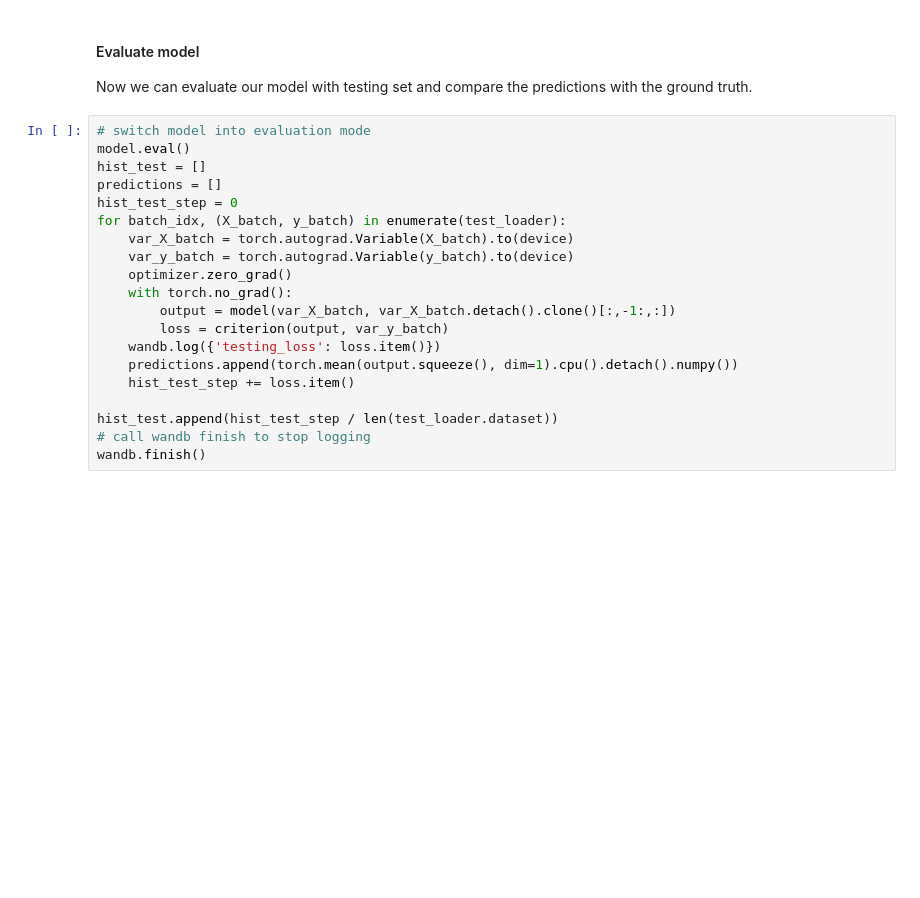
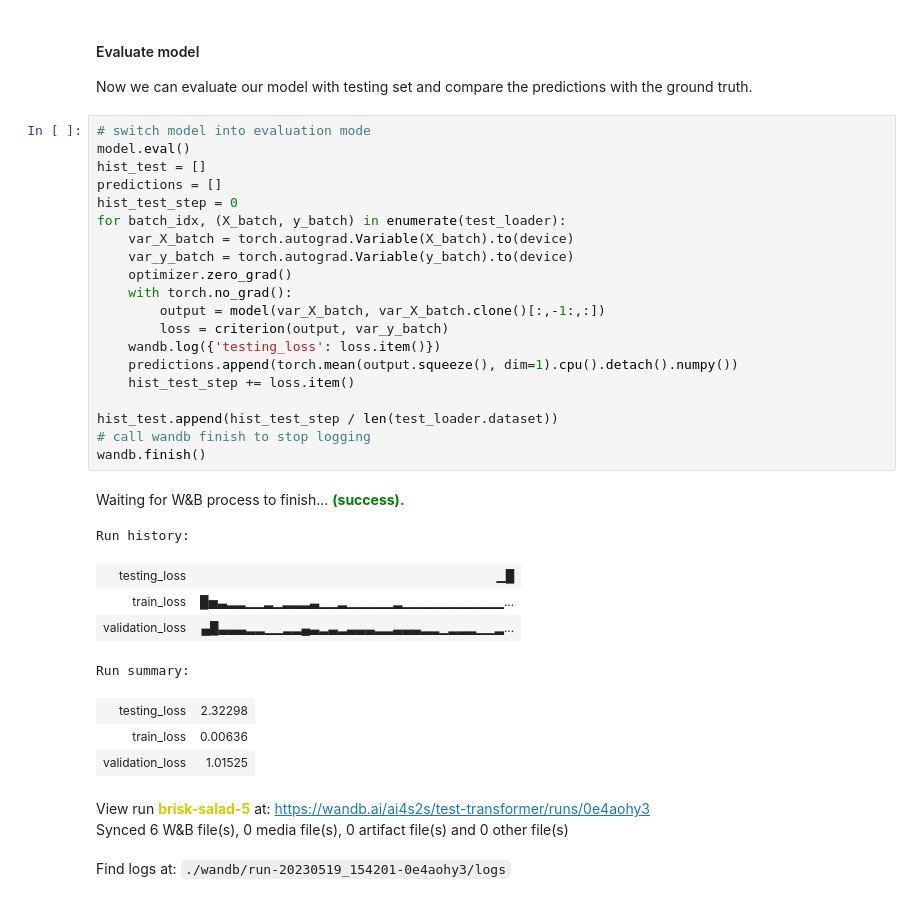
Before and after one commit to AI4S2S/cookbook, a Jupyter notebook: workflow/pred_temperature_transformer.ipynb, the cells around one changed output. Saved outputs shown, nothing was run; the diff lists cells and outputs as text; blank space fills up the shorter version.

Commit message:
update notebook of transformer

```diff
--- a/workflow/pred_temperature_transformer.ipynb
+++ b/workflow/pred_temperature_transformer.ipynb
@@ -353,23 +352,36 @@ Now we can evaluate our model with testing set and compare the predictions with
 # %%
 # switch model into evaluation mode
 model.eval()
 hist_test = []
 predictions = []
 hist_test_step = 0
 for batch_idx, (X_batch, y_batch) in enumerate(test_loader):
     var_X_batch = torch.autograd.Variable(X_batch).to(device)
     var_y_batch = torch.autograd.Variable(y_batch).to(device)
     optimizer.zero_grad()
     with torch.no_grad():
-        output = model(var_X_batch, var_X_batch.detach().clone()[:,-1:,:])
+        output = model(var_X_batch, var_X_batch.clone()[:,-1:,:])
         loss = criterion(output, var_y_batch)
     wandb.log({'testing_loss': loss.item()})
     predictions.append(torch.mean(output.squeeze(), dim=1).cpu().detach().numpy())
     hist_test_step += loss.item()
 
 hist_test.append(hist_test_step / len(test_loader.dataset))
 # call wandb finish to stop logging
 wandb.finish()
+# %% [output]
+Waiting for W&B process to finish... (success).
+Run history:
+| testing_loss | ▁█ |
+| train_loss | █▅▃▂▂▁▁▂▁▂▂▂▃▁▁▂▁▁▁▁▁▂▁▁▁▁▁▁▁▁▁▁▁... |
+| validation_loss | ▄█▃▃▃▂▂▁▁▂▂▄▃▂▃▂▃▃▃▂▂▃▃▃▂▂▁▂▂▂▁▁▂... |
+Run summary:
+| testing_loss | 2.32298 |
+| train_loss | 0.00636 |
+| validation_loss | 1.01525 |
+View run brisk-salad-5 at: https://wandb.ai/ai4s2s/test-transformer/runs/0e4aohy3
+Synced 6 W&B file(s), 0 media file(s), 0 artifact file(s) and 0 other file(s)
+Find logs at: ./wandb/run-20230519_154201-0e4aohy3/logs
 # %%
 fig = plt.figure()
 instances = np.arange(len(np.concatenate(predictions)))
```
Also changed, not shown: parts of 10 cells of this notebook.
